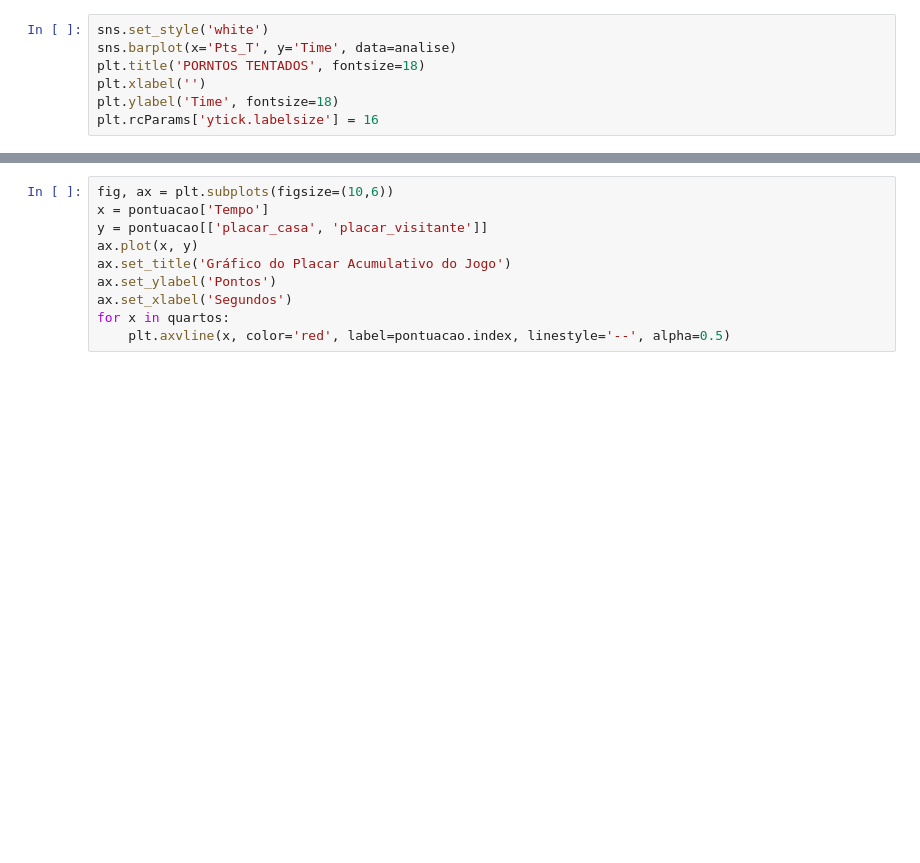
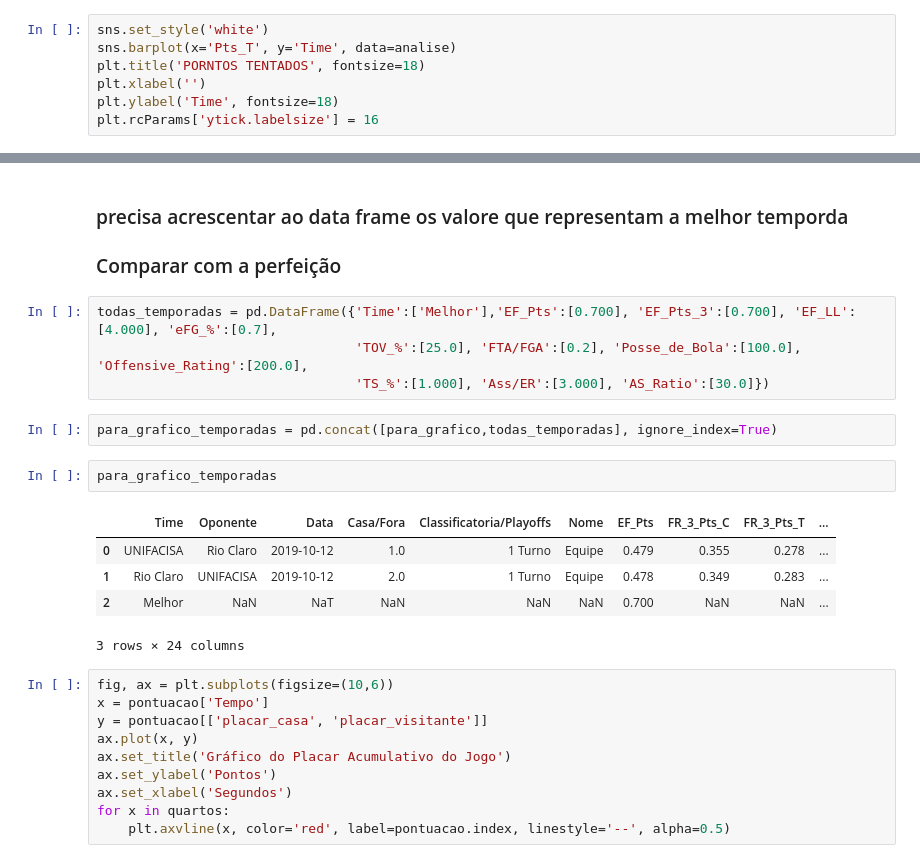
Before and after one commit to Rafael-Prochnow/Analise-descritiva-para-um-time, a Jupyter notebook: Jogada_Jogada.ipynb, the cells around one changed output, grey strips where cells are left out. Drawn from its saved outputs; the diff is of its cells as text; blank space fills up the shorter version.

```diff
--- a/Jogada_Jogada.ipynb
+++ b/Jogada_Jogada.ipynb
@@ -1924,3 +1977,20 @@ plt.rcParams['ytick.labelsize'] = 16
+# %% [markdown]
+### precisa acrescentar ao data frame os valore que representam a melhor temporda
+### Comparar com a perfeição
+# %%
+todas_temporadas = pd.DataFrame({'Time':['Melhor'],'EF_Pts':[0.700], 'EF_Pts_3':[0.700], 'EF_LL':[4.000], 'eFG_%':[0.7],
+                                 'TOV_%':[25.0], 'FTA/FGA':[0.2], 'Posse_de_Bola':[100.0], 'Offensive_Rating':[200.0],
+                                 'TS_%':[1.000], 'Ass/ER':[3.000], 'AS_Ratio':[30.0]})
+# %%
+para_grafico_temporadas = pd.concat([para_grafico,todas_temporadas], ignore_index=True)
+# %%
+para_grafico_temporadas
+# %% [output]
+|  | Time | Oponente | Data | Casa/Fora | Classificatoria/Playoffs | Nome | EF_Pts | FR_3_Pts_C | FR_3_Pts_T | ... |
+| 0 | UNIFACISA | Rio Claro | 2019-10-12 | 1.0 | 1 Turno | Equipe | 0.479 | 0.355 | 0.278 | ... |
+| 1 | Rio Claro | UNIFACISA | 2019-10-12 | 2.0 | 1 Turno | Equipe | 0.478 | 0.349 | 0.283 | ... |
+| 2 | Melhor | NaN | NaT | NaN | NaN | NaN | 0.700 | NaN | NaN | ... |
+3 rows × 24 columns
 # %%
 fig, ax = plt.subplots(figsize=(10,6))
 x = pontuacao['Tempo']
```
Also changed, not shown: parts of 10 cells of this notebook.
